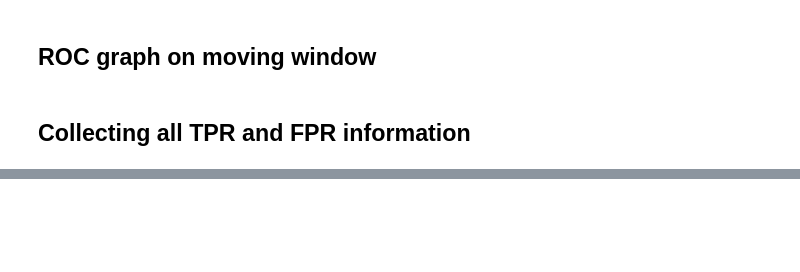
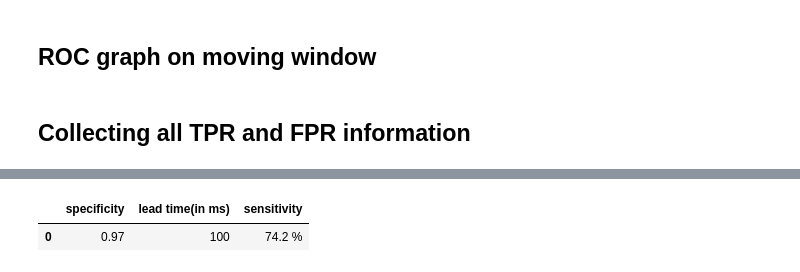
Before and after one commit to havihavish/FallCatcher, a Jupyter notebook: Programs/Models/ROC_curve_generation.ipynb, the cells around one changed output, grey strips where cells are left out. Drawn from its saved outputs; the diff is of its cells as text; code cells hidden in the pictures; blank space fills up the shorter version.

```diff
--- a/Programs/Models/ROC_curve_generation.ipynb
+++ b/Programs/Models/ROC_curve_generation.ipynb
@@ -277,0 +248,10 @@ plt.show()
+# %%
+# converting decimal to percentage
+tpr_tnr_table['sensitivity'] = tpr_tnr_table['sensitivity'].apply(lambda x : str(round(x*100,1))+" %")
+#converting float to int
+tpr_tnr_table['lead time(in ms)'] = tpr_tnr_table['lead time(in ms)'].apply(lambda x : int(x))
+
+tpr_tnr_table.head()
+# %% [output]
+|  | specificity | lead time(in ms) | sensitivity |
+| 0 | 0.97 | 100 | 74.2 % |
```
Also changed, not shown: parts of 10 cells of this notebook.
